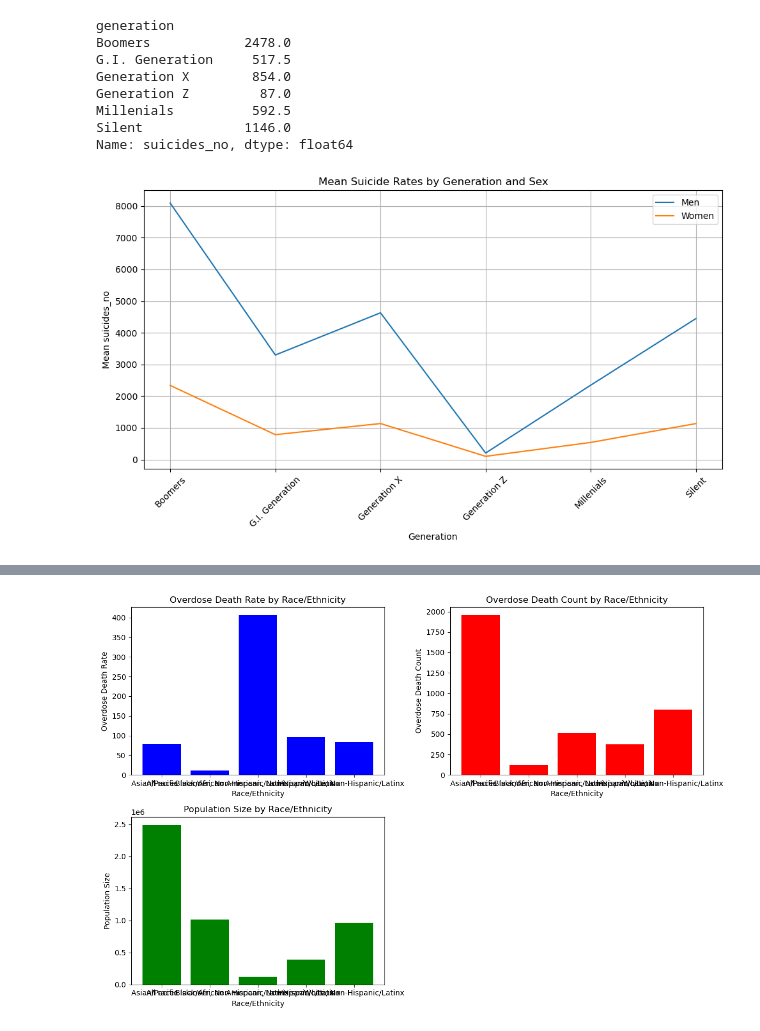
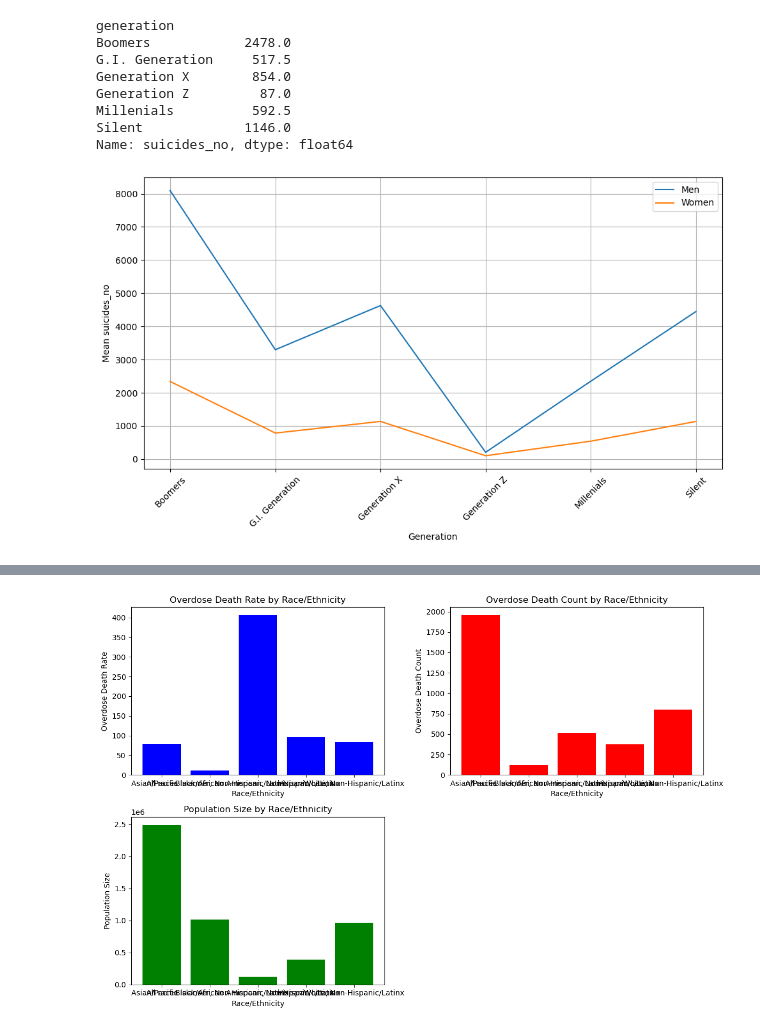
Before and after one commit to JesseR89/Project-one, a Jupyter notebook: projectonenote.ipynb, the cells around one changed output, grey strips where cells are left out. Drawn from its saved outputs; the diff is of its cells as text; code cells hidden in the pictures.

```diff
--- a/projectonenote.ipynb
+++ b/projectonenote.ipynb
@@ -199,29 +137,29 @@ Name: suicides_no, dtype: float64
 # %%
 # Grouping data by sex
 male_data = clean_data[clean_data['sex'] == 'male']
 female_data = clean_data[clean_data['sex'] == 'female']
 
 # Grouping by generation and calculating mean suicide number for men and women
 male_grouped = male_data.groupby('generation')['suicides_no'].mean()
 female_grouped = female_data.groupby('generation')['suicides_no'].mean()
 
 # Plotting
 plt.figure(figsize=(10, 6))
 plt.plot(male_grouped.index, male_grouped.values, label='Men')
 plt.plot(female_grouped.index, female_grouped.values, label='Women')
 
-plt.title('Mean Suicide Rates by Generation and Sex')
+
 plt.xlabel('Generation')
 plt.ylabel('Mean suicides_no')
 plt.legend()
 plt.xticks(rotation=45)  # Rotate x-axis labels for better readability
 plt.grid(True)
 plt.tight_layout()
 
 # Show plot
 plt.show()
 # %% [output]
-[figure, old version]
+[figure, new version]
 # %%
 drug_overdose = pd.read_csv("drugoverdose.csv")
 drug_overdose
```
Also changed, not shown: parts of 17 cells of this notebook.
